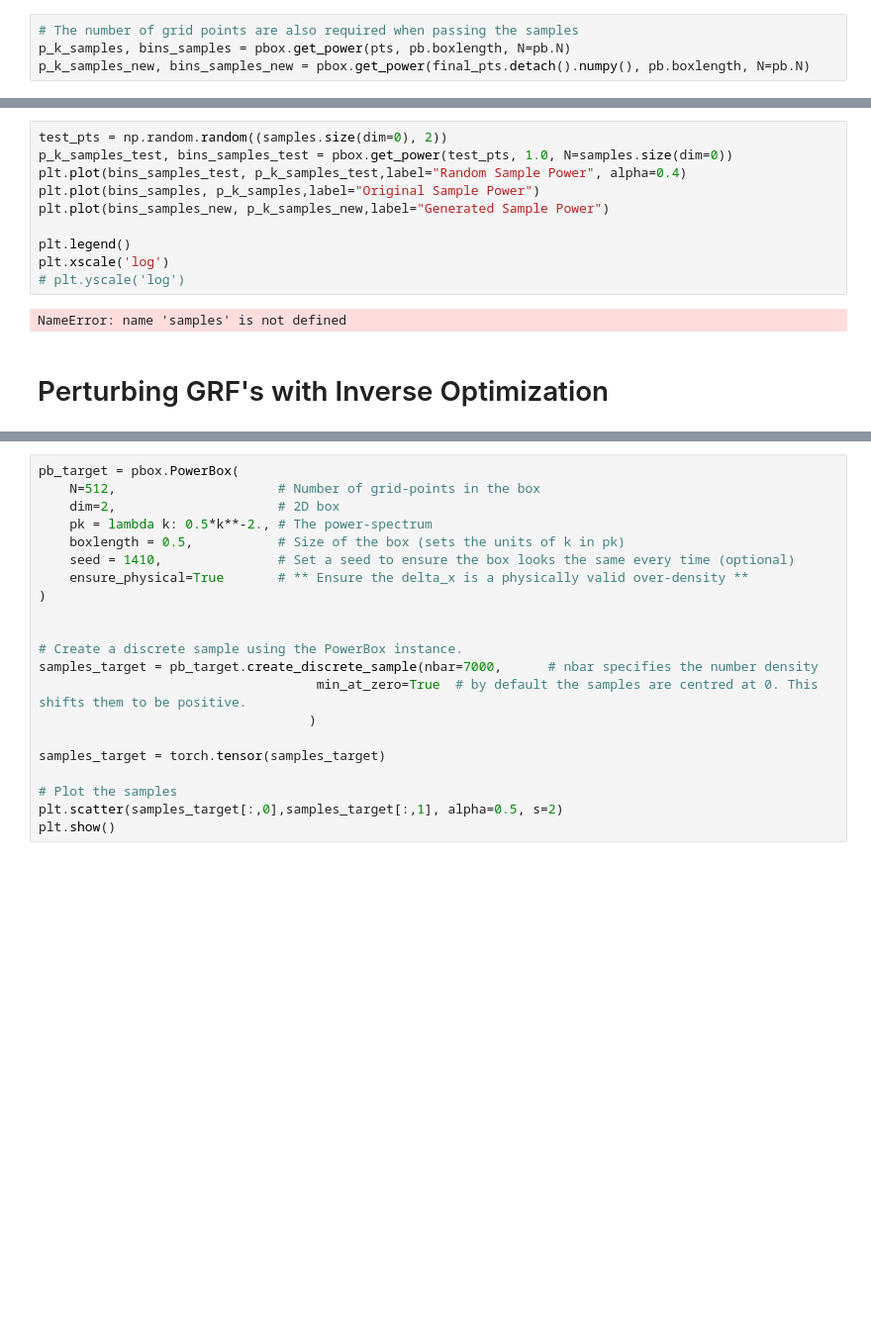
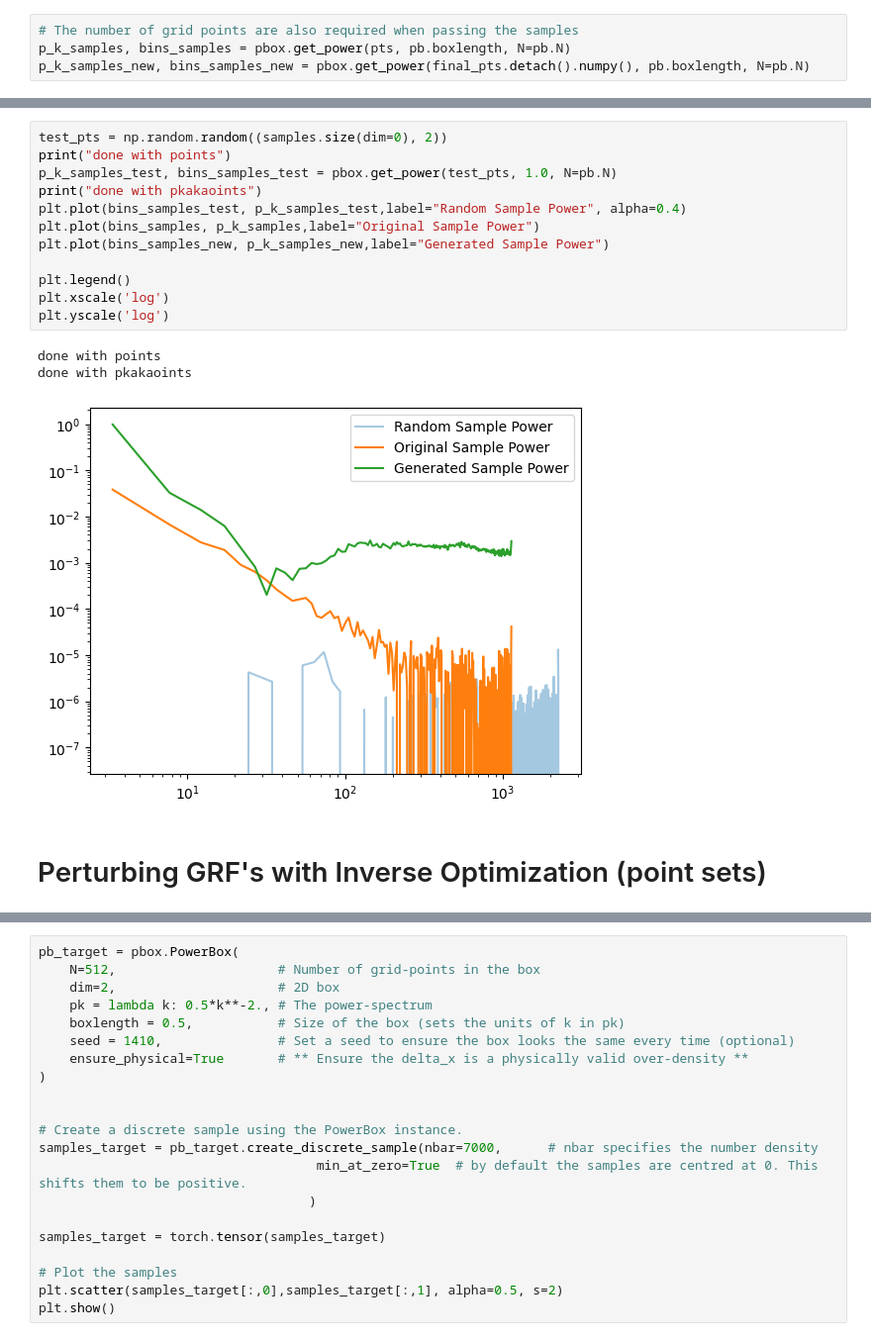
Before and after one commit to sliemelela/masterthesis, a Jupyter notebook: Programming/Inverse Optimization/notebooks/grf.ipynb, the cells around one changed output, grey strips where cells are left out. Shown at 99% size. Cells and saved outputs as stored; diff of their text form; blank space fills up the shorter version.

```diff
--- a/Programming/Inverse Optimization/notebooks/grf.ipynb
+++ b/Programming/Inverse Optimization/notebooks/grf.ipynb
@@ -120,14 +135,18 @@ plt.yscale('log')
 # %%
 test_pts = np.random.random((samples.size(dim=0), 2))
-p_k_samples_test, bins_samples_test = pbox.get_power(test_pts, 1.0, N=samples.size(dim=0))
+print("done with points")
+p_k_samples_test, bins_samples_test = pbox.get_power(test_pts, 1.0, N=pb.N)
+print("done with pkakaoints")
 plt.plot(bins_samples_test, p_k_samples_test,label="Random Sample Power", alpha=0.4)
 plt.plot(bins_samples, p_k_samples,label="Original Sample Power")
 plt.plot(bins_samples_new, p_k_samples_new,label="Generated Sample Power")
 
 plt.legend()
 plt.xscale('log')
-# plt.yscale('log')
+plt.yscale('log')
 # %% [output]
-NameError: name 'samples' is not defined
+done with points
+done with pkakaoints
+[figure, added]
 # %% [markdown]
-# Perturbing GRF's with Inverse Optimization
+# Perturbing GRF's with Inverse Optimization (point sets)
```
Also changed, not shown: parts of 41 cells of this notebook, 14 other files.
